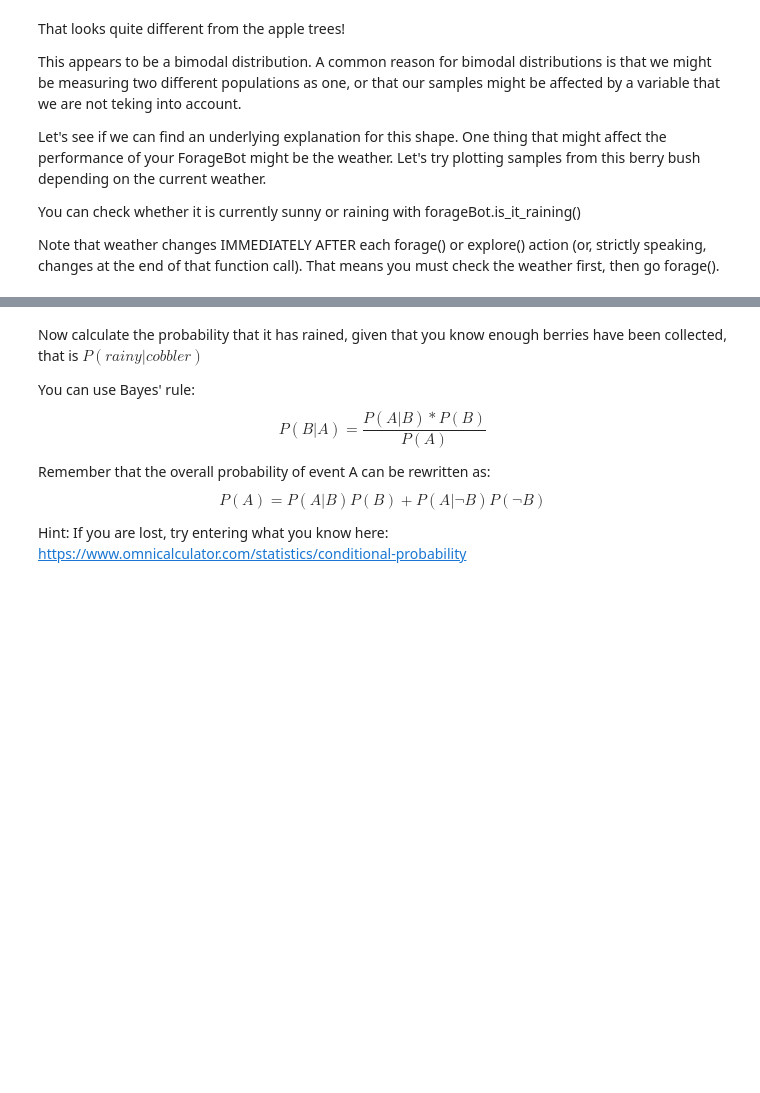
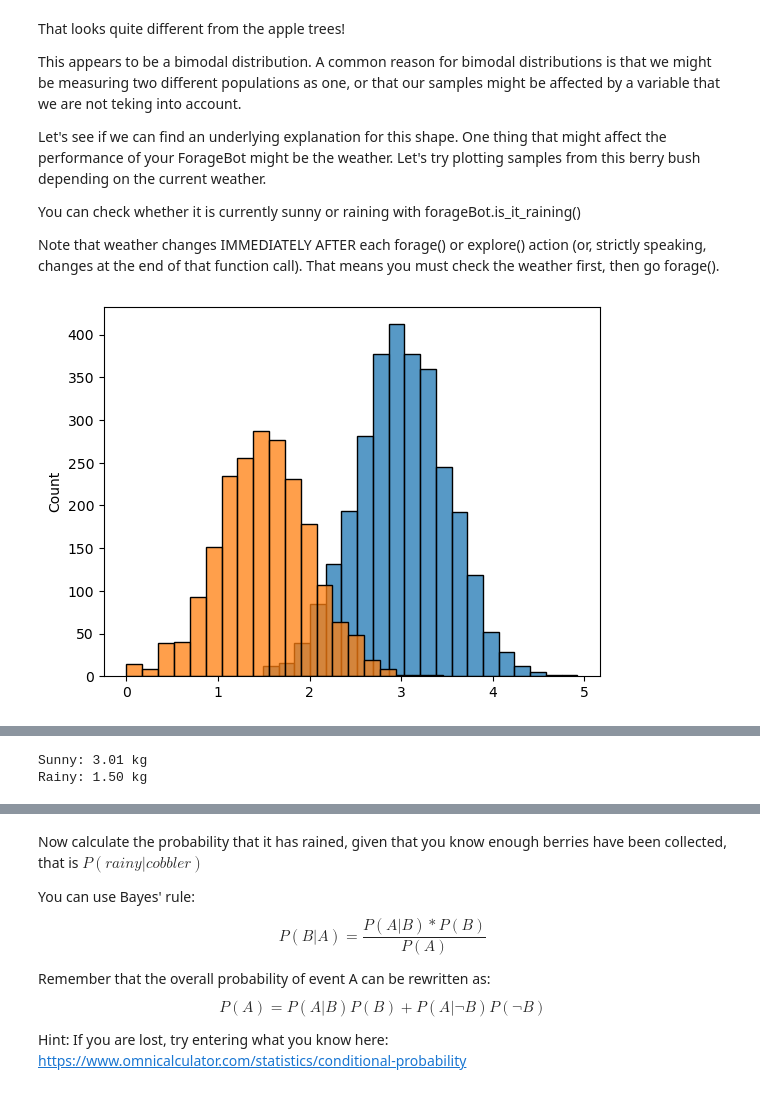
Before and after one commit to Kimiyaeltz/computational-thinking-week-individual-14956756, a Jupyter notebook: challenge_foraging/challenge_foraging_robot.ipynb, the cells around one changed output, grey strips where cells are left out. Saved outputs shown, nothing was run; the diff lists cells and outputs as text; code cells hidden in the pictures; blank space fills up the shorter version.

```diff
--- a/challenge_foraging/challenge_foraging_robot.ipynb
+++ b/challenge_foraging/challenge_foraging_robot.ipynb
@@ -299,19 +303,29 @@ Note that weather changes IMMEDIATELY AFTER each forage() or explore() action (o
 # %%
 # Set random seed so output matches the expected output
 np.random.seed(42)
 
 samples_sunny = []
 samples_rainy = []
 
 for i in range(5000):
     # Write code here to fill the lists above with a total of 5000 samples
-    pass
+    # Check weather first
+    if forageBot.is_it_raining():
+        # Rain: forage and add to rainy samples
+        sample = forageBot.forage(bush_one)
+        samples_rainy.append(sample)
+    else:
+        # No rain: forage and add to sunny samples
+        sample = forageBot.forage(bush_one)
+        samples_sunny.append(sample)
 
 
 
 # Plot distributions
 plot_distribution(samples_sunny, color='blue')
 plot_distribution(samples_rainy, color='red')
+# %% [output]
+[figure, added]
 # %% [markdown]
 You should generate this image:
 
@@ -320,6 +334,15 @@ You should generate this image:
 This indeed looks like two separate distributions! Make sure to note whether your ForageBot collects more berries in sunny or rainy weather, it may come in handy later!
 
 Earlier, we tried to figure out which apple tree gives us the best chance of getting a certain amount of apples for making pie. Now it's time for a blueberry cobbler, so let's see if we can calculate the chance of collecting at least 2kg of berries. Let us first plot the CDF of these samples by running the cell below.
+# %%
+average_sunny = np.mean(samples_sunny)
+average_rainy = np.mean(samples_rainy)
+
+print(f"Sunny: {average_sunny:.2f} kg")
+print(f"Rainy: {average_rainy:.2f} kg")
+# %% [output]
+Sunny: 3.01 kg
+Rainy: 1.50 kg
 # %%
 # Collecting again just as above
 np.random.seed(42)
```
Also changed, not shown: parts of 7 cells of this notebook, 1 other file.
